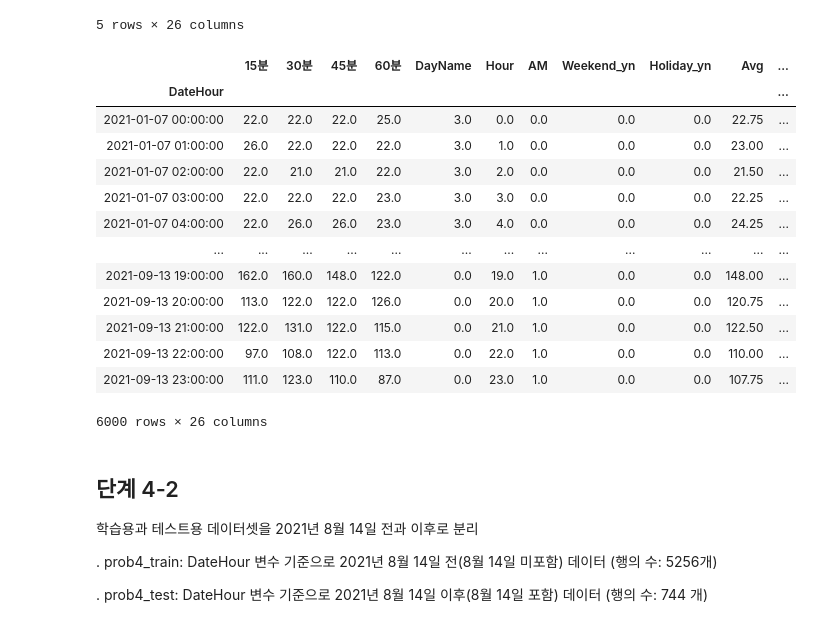
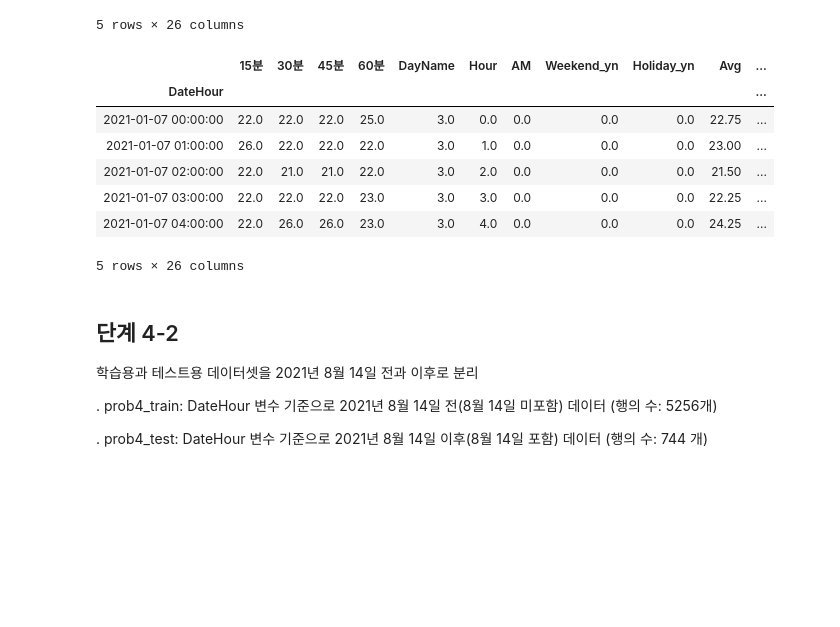
Before and after one commit to sunkusun9/DS_lv3_2308_2, a Jupyter notebook: sec_ds_lv3_prob3_prob.ipynb, the cells around one changed output. Cells and saved outputs as stored; diff of their text form; code cells hidden in the pictures; blank space fills up the shorter version.

```diff
--- a/sec_ds_lv3_prob3_prob.ipynb
+++ b/sec_ds_lv3_prob3_prob.ipynb
@@ -1059,26 +1065,30 @@ df_prob4.head(5)
 | 2021-01-07 03:00:00 | 22 | 22 | 22 | 23 | 3 | 3 | 0 | 0 | 0 | 22.25 | ... |
 | 2021-01-07 04:00:00 | 22 | 26 | 26 | 23 | 3 | 4 | 0 | 0 | 0 | 24.25 | ... |
 5 rows × 26 columns
-# %%
-df_prob4 = pd.concat([df_prob3] + [
-    pd.Series(df_prob3['TotalHour'].values, index=df_prob3.index + pd.Timedelta(days=i), name='lag_{}'.format(i)) for i in range(1, 7)
-], axis=1).dropna()
-df_prob4
-# %% [output]
-|  | 15분 | 30분 | 45분 | 60분 | DayName | Hour | AM | Weekend_yn | Holiday_yn | Avg | ... |
-| DateHour |  |  |  |  |  |  |  |  |  |  | ... |
-| 2021-01-07 00:00:00 | 22.0 | 22.0 | 22.0 | 25.0 | 3.0 | 0.0 | 0.0 | 0.0 | 0.0 | 22.75 | ... |
-| 2021-01-07 01:00:00 | 26.0 | 22.0 | 22.0 | 22.0 | 3.0 | 1.0 | 0.0 | 0.0 | 0.0 | 23.00 | ... |
-| 2021-01-07 02:00:00 | 22.0 | 21.0 | 21.0 | 22.0 | 3.0 | 2.0 | 0.0 | 0.0 | 0.0 | 21.50 | ... |
-| 2021-01-07 03:00:00 | 22.0 | 22.0 | 22.0 | 23.0 | 3.0 | 3.0 | 0.0 | 0.0 | 0.0 | 22.25 | ... |
-| 2021-01-07 04:00:00 | 22.0 | 26.0 | 26.0 | 23.0 | 3.0 | 4.0 | 0.0 | 0.0 | 0.0 | 24.25 | ... |
-| ... | ... | ... | ... | ... | ... | ... | ... | ... | ... | ... | ... |
-| 2021-09-13 19:00:00 | 162.0 | 160.0 | 148.0 | 122.0 | 0.0 | 19.0 | 1.0 | 0.0 | 0.0 | 148.00 | ... |
-| 2021-09-13 20:00:00 | 113.0 | 122.0 | 122.0 | 126.0 | 0.0 | 20.0 | 1.0 | 0.0 | 0.0 | 120.75 | ... |
-| 2021-09-13 21:00:00 | 122.0 | 131.0 | 122.0 | 115.0 | 0.0 | 21.0 | 1.0 | 0.0 | 0.0 | 122.50 | ... |
-| 2021-09-13 22:00:00 | 97.0 | 108.0 | 122.0 | 113.0 | 0.0 | 22.0 | 1.0 | 0.0 | 0.0 | 110.00 | ... |
-| 2021-09-13 23:00:00 | 111.0 | 123.0 | 110.0 | 87.0 | 0.0 | 23.0 | 1.0 | 0.0 | 0.0 | 107.75 | ... |
-6000 rows × 26 columns
+# %%
+# 방법 2: index를 변경하여 변수를 만듭니다.
+# 먼저 lag 변수들을 list comprehension을 이용해 만들고 이를
+# df_prob3와 함께 결합하여 df_prob4를 만듭니다.
+
+df_prob4 = pd.concat(
+    [df_prob3] + [
+        pd.Series(
+            df_prob3['TotalHour'].values, # 인덱스 재정의를 위해 numpy.array를 넣습니다.
+            index=df_prob3.index + pd.Timedelta(days=i), # i일 이후 시점으로 맞춥니다.
+            name='lag_{}'.format(i)
+        ) for i in range(1, 7)
+    ], axis=1
+).dropna()
+df_prob4.head(5)
+# %% [output]
+|  | 15분 | 30분 | 45분 | 60분 | DayName | Hour | AM | Weekend_yn | Holiday_yn | Avg | ... |
+| DateHour |  |  |  |  |  |  |  |  |  |  | ... |
+| 2021-01-07 00:00:00 | 22.0 | 22.0 | 22.0 | 25.0 | 3.0 | 0.0 | 0.0 | 0.0 | 0.0 | 22.75 | ... |
+| 2021-01-07 01:00:00 | 26.0 | 22.0 | 22.0 | 22.0 | 3.0 | 1.0 | 0.0 | 0.0 | 0.0 | 23.00 | ... |
+| 2021-01-07 02:00:00 | 22.0 | 21.0 | 21.0 | 22.0 | 3.0 | 2.0 | 0.0 | 0.0 | 0.0 | 21.50 | ... |
+| 2021-01-07 03:00:00 | 22.0 | 22.0 | 22.0 | 23.0 | 3.0 | 3.0 | 0.0 | 0.0 | 0.0 | 22.25 | ... |
+| 2021-01-07 04:00:00 | 22.0 | 26.0 | 26.0 | 23.0 | 3.0 | 4.0 | 0.0 | 0.0 | 0.0 | 24.25 | ... |
+5 rows × 26 columns
 # %% [markdown]
 ## 단계 4-2
 
```
Also changed, not shown: parts of 91 cells of this notebook.
